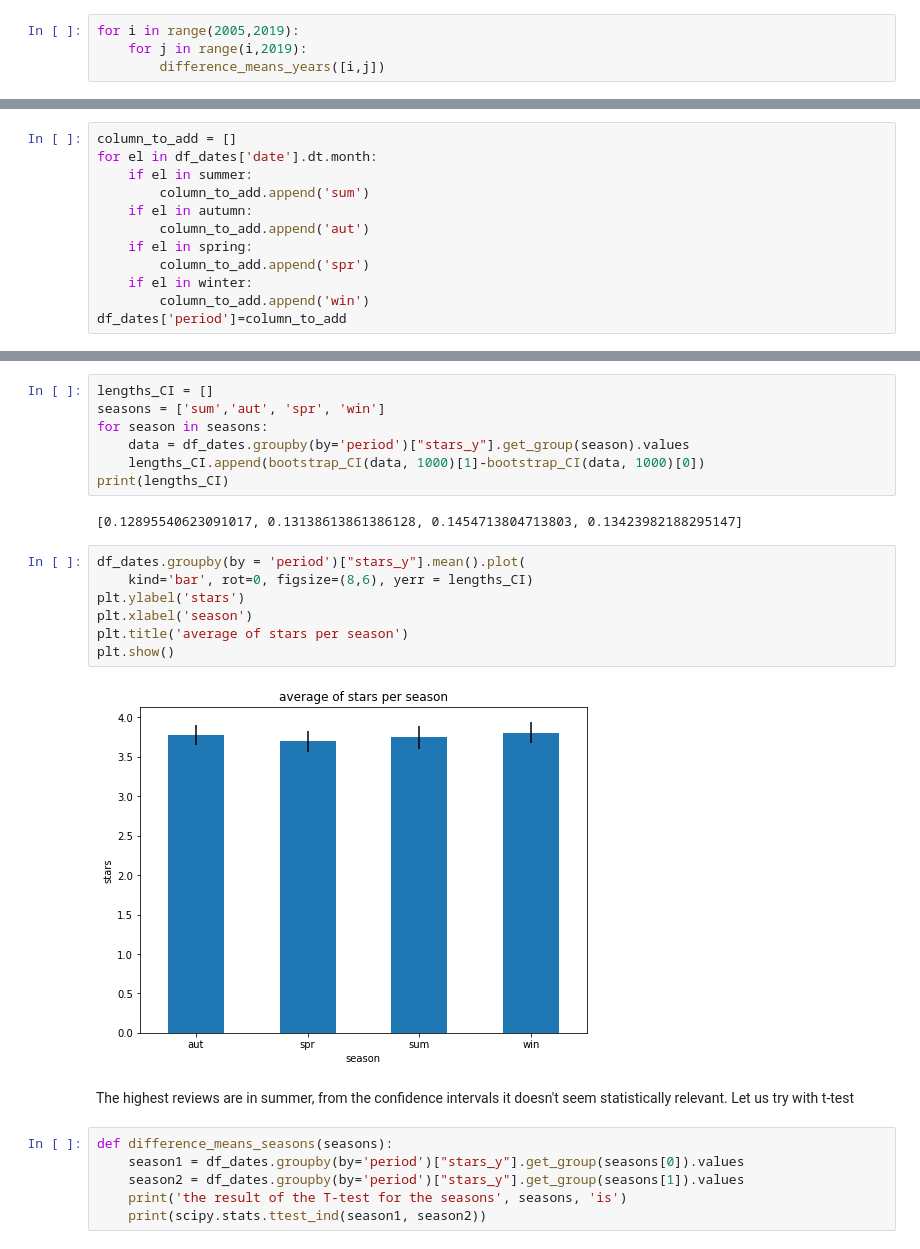
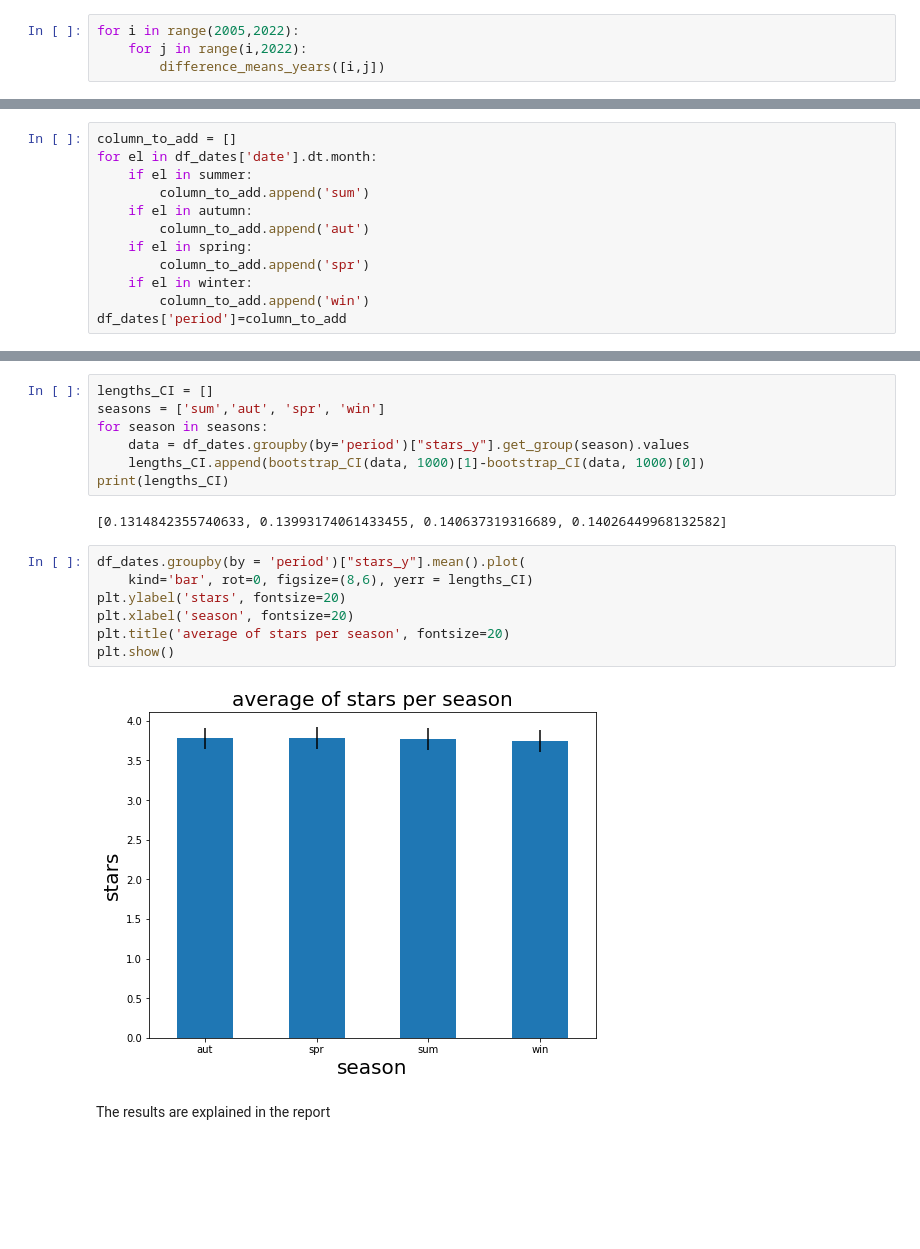
Before and after one commit to lucarossi9/Statistical-computation-project-2, a Jupyter notebook: evaluating the evolution of the ratings.ipynb, the cells around one changed output, grey strips where cells are left out. Cells and saved outputs as stored; diff of their text form; blank space fills up the shorter version.

```diff
--- a/evaluating the evolution of the ratings.ipynb
+++ b/evaluating the evolution of the ratings.ipynb
@@ -428,8 +427,8 @@ def difference_means_years(years):
     print('the result of the T-test for the years', years, 'is')
     print(scipy.stats.ttest_ind(year1, year2))
 # %%
-for i in range(2005,2019):
-    for j in range(i,2019):
+for i in range(2005,2022):
+    for j in range(i,2022):
         difference_means_years([i,j])
 # %% [output]
 the result of the T-test for the years [2005, 2005] is
@@ -577,21 +572,15 @@ for season in seasons:
     lengths_CI.append(bootstrap_CI(data, 1000)[1]-bootstrap_CI(data, 1000)[0])
 print(lengths_CI)
 # %% [output]
-[0.12895540623091017, 0.13138613861386128, 0.1454713804713803, 0.13423982188295147]
+[0.1314842355740633, 0.13993174061433455, 0.140637319316689, 0.14026449968132582]
 # %%
 df_dates.groupby(by = 'period')["stars_y"].mean().plot(
     kind='bar', rot=0, figsize=(8,6), yerr = lengths_CI)
-plt.ylabel('stars')
-plt.xlabel('season')
-plt.title('average of stars per season')
+plt.ylabel('stars', fontsize=20)
+plt.xlabel('season', fontsize=20)
+plt.title('average of stars per season', fontsize=20)
 plt.show()
 # %% [output]
-[figure, old version]
+[figure, new version]
 # %% [markdown]
-The highest reviews are in summer, from the confidence intervals it doesn't seem statistically relevant. Let us try with t-test
+The results are explained in the report
-# %%
-def difference_means_seasons(seasons):
-    season1 = df_dates.groupby(by='period')["stars_y"].get_group(seasons[0]).values
-    season2 = df_dates.groupby(by='period')["stars_y"].get_group(seasons[1]).values
-    print('the result of the T-test for the seasons', seasons, 'is')
-    print(scipy.stats.ttest_ind(season1, season2))
```
Also changed, not shown: parts of 84 cells of this notebook.
